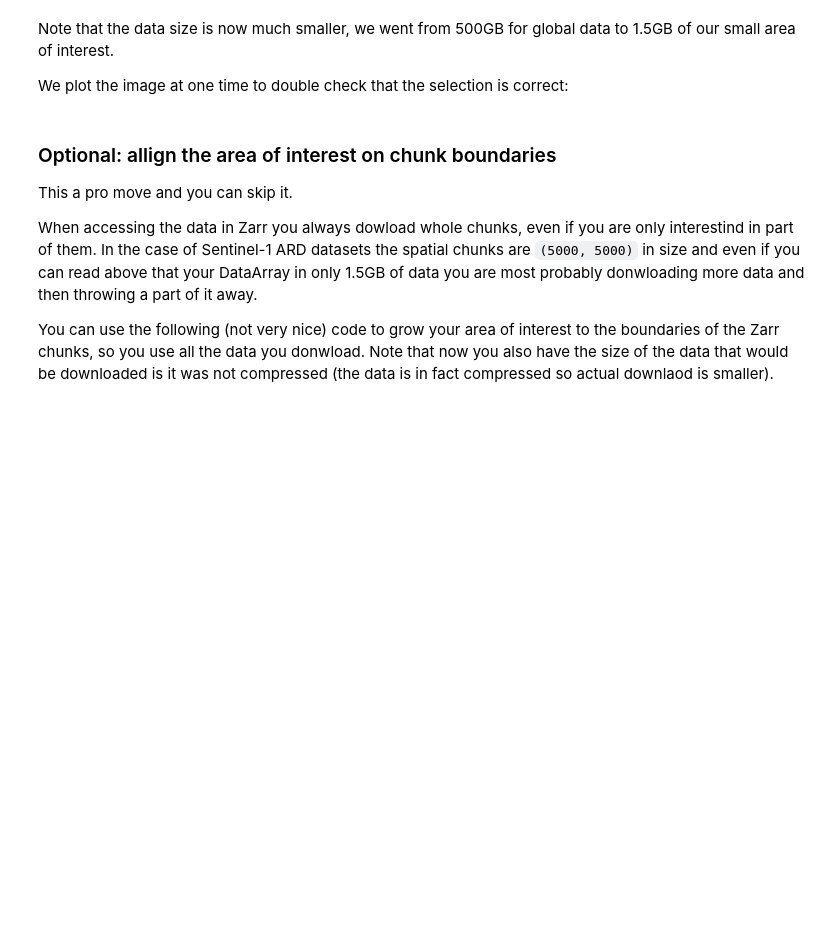
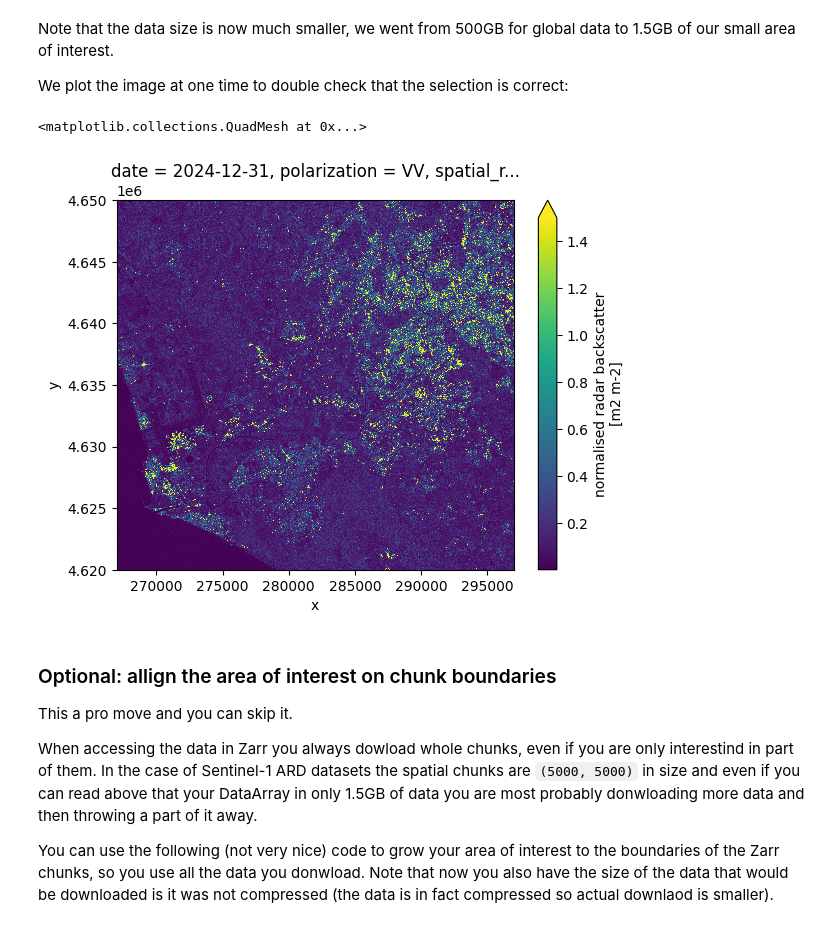
Before and after one commit to bopen/edh-learning, a Jupyter notebook: notebooks/50-use-case-sentinel-1-small-area.ipynb, the cells around one changed output. Saved outputs shown, nothing was run; the diff lists cells and outputs as text; code cells hidden in the pictures; blank space fills up the shorter version.

```diff
--- a/notebooks/50-use-case-sentinel-1-small-area.ipynb
+++ b/notebooks/50-use-case-sentinel-1-small-area.ipynb
@@ -53,8 +103,8 @@ This a very convenient example as:
 * when plotted it is easy to identify even without adding coastlines and country borders that will make the notebook more complex.
 # %%
 aoi_selection = {
-    "x": slice(265_000, 300_000),
-    "y": slice(4_615_000, 4_650_000),
+    "x": slice(267_000, 297_000),
+    "y": slice(4_620_000, 4_650_000),
 }
 nrb_vv_aoi = nrb_vv_full.sel(aoi_selection)
 nrb_vv_aoi
@@ -63,7 +139,10 @@ Note that the data size is now much smaller, we went from 500GB for global data
 
 We plot the image at one time to double check that the selection is correct:
 # %%
-nrb_vv_aoi.isel(date=-1).coarsen(x=10, y=10).mean().plot(vmax=1.5)
+nrb_vv_aoi.isel(date=-1).plot(vmax=1.5)
+# %% [output]
+<matplotlib.collections.QuadMesh at 0x...>
+[figure, added]
 # %% [markdown]
 ### Optional: allign the area of interest on chunk boundaries
 
```
Also changed, not shown: parts of 22 cells of this notebook.
